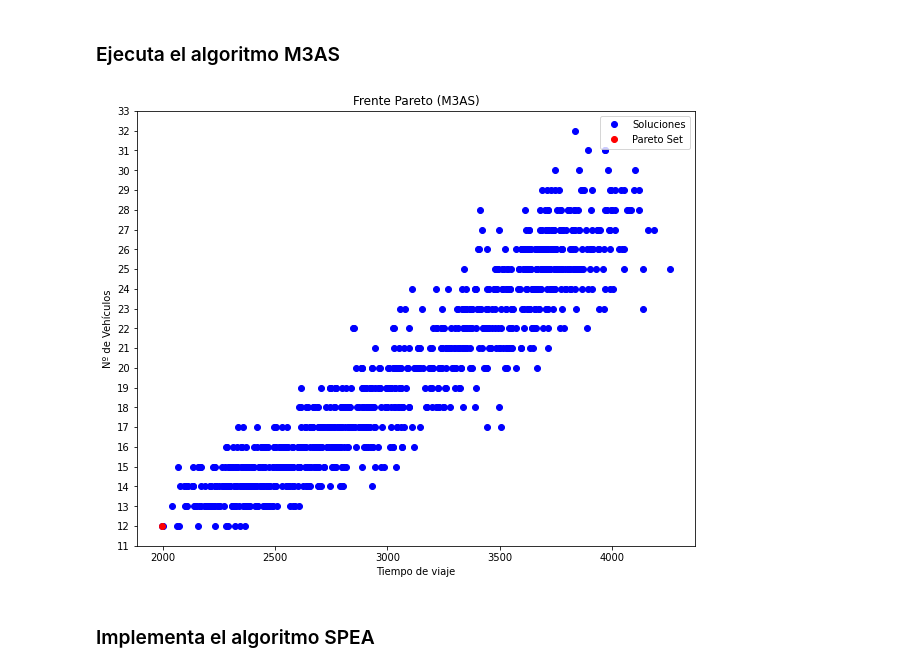
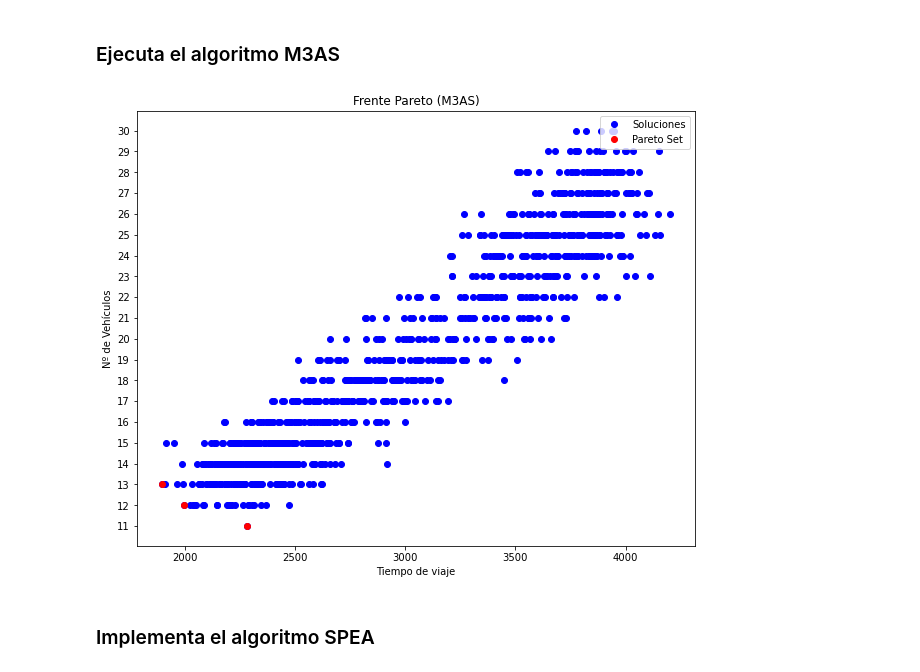
Before and after one commit to mfidabel/tp3-VRPTW-IA, a Jupyter notebook: Pareto.ipynb, the cells around one changed output. Drawn from its saved outputs; the diff is of its cells as text; code cells hidden in the pictures.

Commit message:
Se agrega grafico para las instancias, se actualiza el pareto por hormiga en M3AS, se muestra una barra de progreso, se guarda la imagenes al graficar, se agrega semilla.

```diff
--- a/Pareto.ipynb
+++ b/Pareto.ipynb
@@ -211,15 +211,15 @@ def m3as(instancia, m=100, p=0.7, beta=0.7, generaciones=10):
     pareto_set: [Solucion] = []
     pareto_generacion: [Solucion] = []
 
-    for generacion in range(generaciones): # While not condición de parada
-        for _ in range(m): # Por cada hormiga
+    for _ in trange(generaciones, desc="Generaciones", unit="gen"): # While not condición de parada
+        for _ in trange(m, desc="Hormigas", unit="hormiga", leave=False): # Por cada hormiga
             # Construir solución y evaluar
             solucion = construir_solucion(instancia, tabla_t, tabla_n_2, beta)
 
             # Actaulizar pareto si es que domina
             pareto_generacion.append(solucion)
             pareto_set.append(solucion)
-        pareto_set = obtener_pareto_set(pareto_set)
+            pareto_set = obtener_pareto_set(pareto_set)
 
         # Actualizar Feromonas
         tabla_t = tabla_t * (1 - p) # Decadencia
@@ -236,7 +236,7 @@ def m3as(instancia, m=100, p=0.7, beta=0.7, generaciones=10):
 
     return pareto_set, pareto_generacion
 # %%
-def graficar_m3as(pareto_set, pareto_generacion, save=False):
+def graficar_m3as(pareto_set, pareto_generacion, save=None):
     fig, ax = plt.subplots(figsize=(10, 8))
 
     ax.plot([s.tiempo_total for s in pareto_generacion],
@@ -257,17 +257,18 @@ def graficar_m3as(pareto_set, pareto_generacion, save=False):
 
     if save:
         os.makedirs("figs", exist_ok=True)
-        plt.savefig("figs/ParetoSetM3AS.jpg")
+        plt.savefig(f"figs/{save}")
 # %% [markdown]
 ### Ejecuta el algoritmo M3AS
 # %%
 instancia = procesar_instancia("datos/original/vrptw_c101.txt")
 
+np.random.seed(777) # Para reproducibilidad
 p_set, p_gen = m3as(instancia, m=100, p=0.7, beta=0.7, generaciones=10)
 
-graficar_m3as(p_set, p_gen, save=True)
+graficar_m3as(p_set, p_gen, save="ParetoSetM3AS.jpg")
 # %% [output]
-[figure, old version]
+[figure, new version]
 # %% [markdown]
 ### Implementa el algoritmo SPEA
 # %%
```
Also changed, not shown: parts of 11 cells of this notebook, 4 other files.
